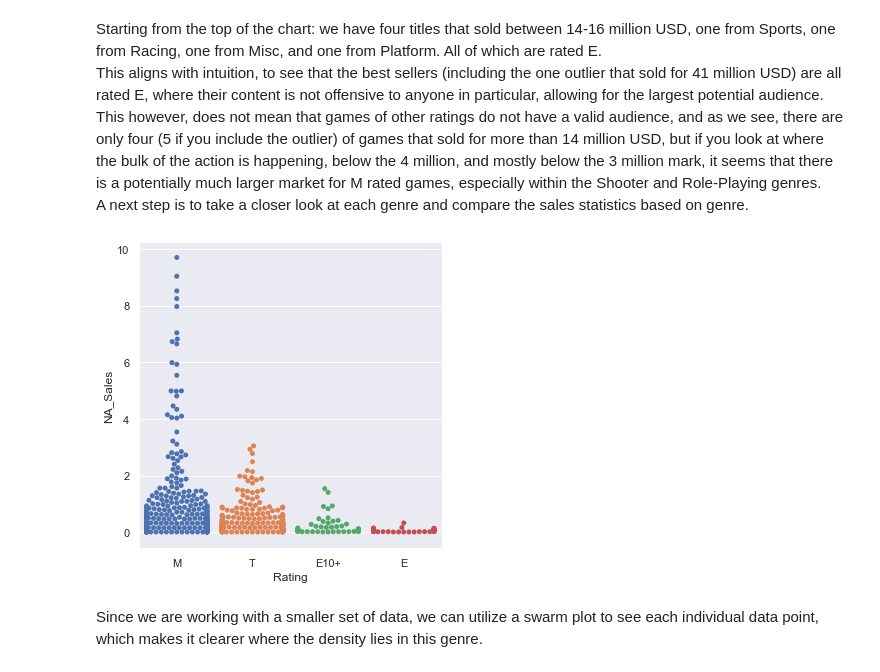
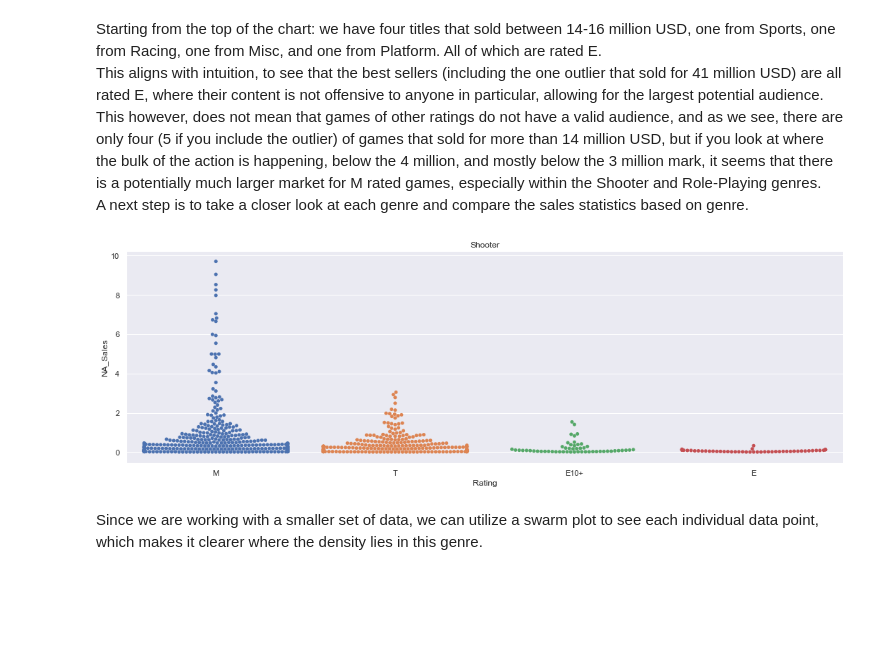
Before and after one commit to rjstange/Video-Game-Sales-by-ESRB-Rating, a Jupyter notebook: Video Game Sales By Maturity Rating.ipynb, the cells around one changed output. Cells and saved outputs as stored; diff of their text form; code cells hidden in the pictures; blank space fills up the shorter version.

```diff
--- a/Video Game Sales By Maturity Rating.ipynb
+++ b/Video Game Sales By Maturity Rating.ipynb
@@ -160,14 +202,16 @@ A next step is to take a closer look at each genre and compare the sales statist
 # %%
 sns.catplot(
     x="Rating",
     y="NA_Sales",
     kind="swarm",
+    aspect=3,
     data=na_sales_e_to_m[
         na_sales_e_to_m["Genre"] == "Shooter"
     ],
 )
+plt.title("Shooter")
 plt.show()
 # %% [output]
-[figure, old version]
+[figure, new version]
 # %% [markdown]
 Since we are working with a smaller set of data, we can utilize a swarm plot to see each individual data point, which makes it clearer where the density lies in this genre.
```
Also changed, not shown: parts of 28 cells of this notebook.
